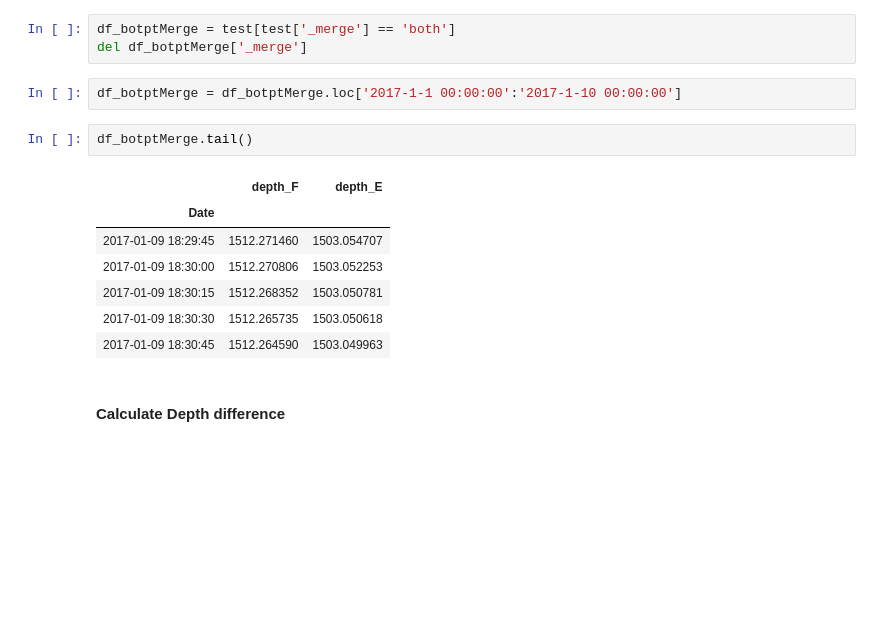
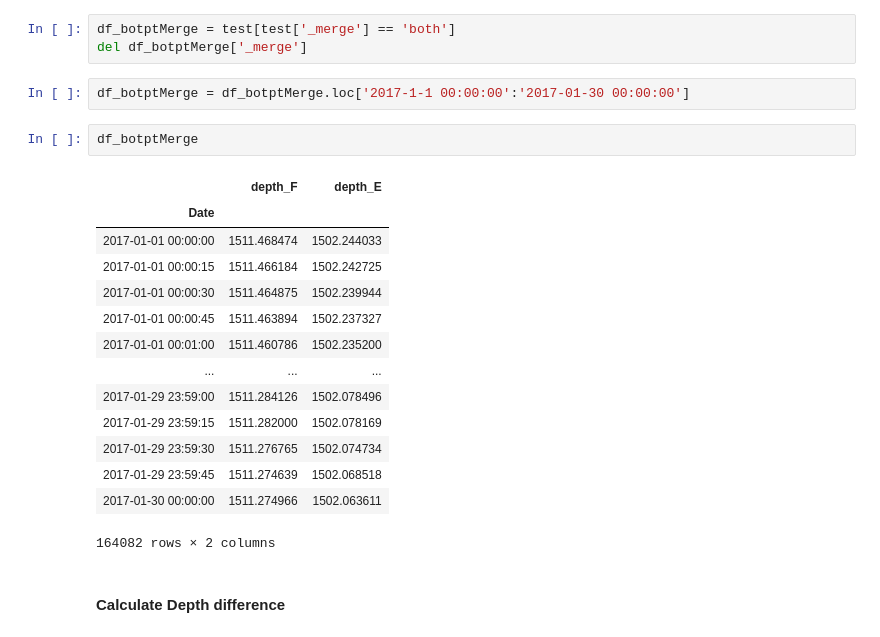
Before and after one commit to daxsoule/BOTPT, a Jupyter notebook: notebooks/play.ipynb, the cells around one changed output. Saved outputs shown, nothing was run; the diff lists cells and outputs as text; blank space fills up the shorter version.

```diff
--- a/notebooks/play.ipynb
+++ b/notebooks/play.ipynb
@@ -75,17 +67,24 @@ test = pd.merge(df_botptF, df_botptE,how='outer', indicator=True, left_index=Tru
 df_botptMerge = test[test['_merge'] == 'both']
 del df_botptMerge['_merge']
 # %%
-df_botptMerge = df_botptMerge.loc['2017-1-1 00:00:00':'2017-1-10 00:00:00']
+df_botptMerge = df_botptMerge.loc['2017-1-1 00:00:00':'2017-01-30 00:00:00']
 # %%
-df_botptMerge.tail()
+df_botptMerge
 # %% [output]
 |  | depth_F | depth_E |
 | Date |  |  |
-| 2017-01-09 18:29:45 | 1512.271460 | 1503.054707 |
-| 2017-01-09 18:30:00 | 1512.270806 | 1503.052253 |
-| 2017-01-09 18:30:15 | 1512.268352 | 1503.050781 |
-| 2017-01-09 18:30:30 | 1512.265735 | 1503.050618 |
-| 2017-01-09 18:30:45 | 1512.264590 | 1503.049963 |
+| 2017-01-01 00:00:00 | 1511.468474 | 1502.244033 |
+| 2017-01-01 00:00:15 | 1511.466184 | 1502.242725 |
+| 2017-01-01 00:00:30 | 1511.464875 | 1502.239944 |
+| 2017-01-01 00:00:45 | 1511.463894 | 1502.237327 |
+| 2017-01-01 00:01:00 | 1511.460786 | 1502.235200 |
+| ... | ... | ... |
+| 2017-01-29 23:59:00 | 1511.284126 | 1502.078496 |
+| 2017-01-29 23:59:15 | 1511.282000 | 1502.078169 |
+| 2017-01-29 23:59:30 | 1511.276765 | 1502.074734 |
+| 2017-01-29 23:59:45 | 1511.274639 | 1502.068518 |
+| 2017-01-30 00:00:00 | 1511.274966 | 1502.063611 |
+164082 rows × 2 columns
 # %% [markdown]
 #### Calculate Depth difference
 # %%
```
Also changed, not shown: parts of 13 cells of this notebook, 1 other file.
